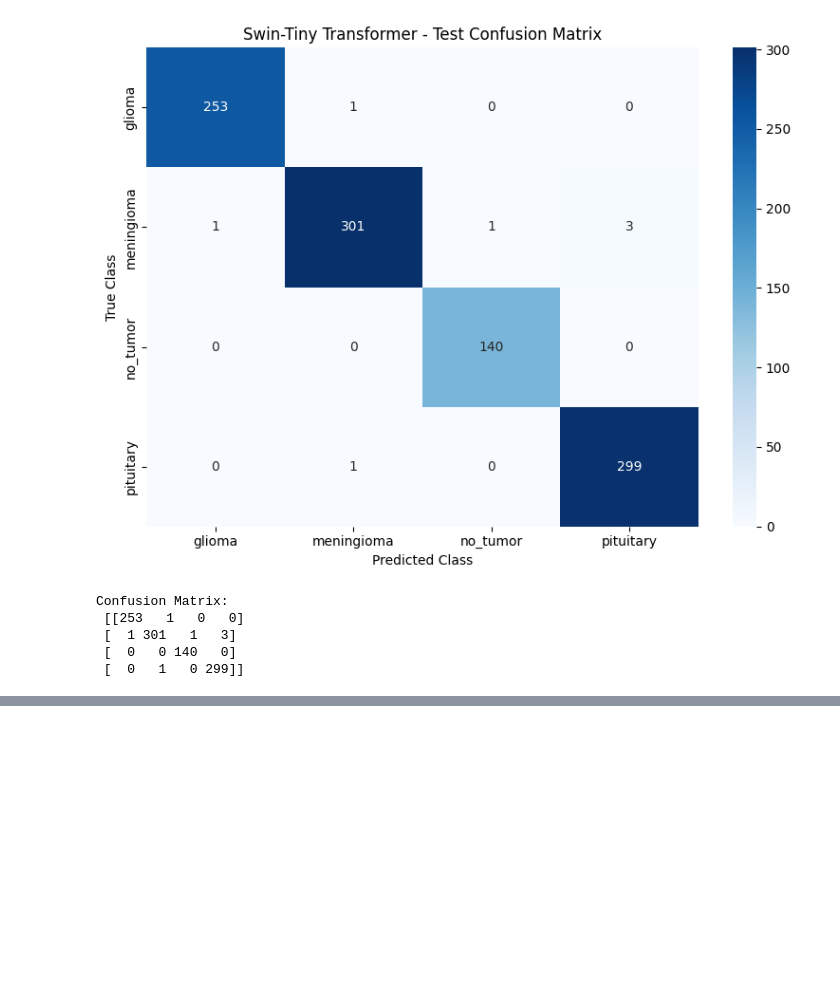
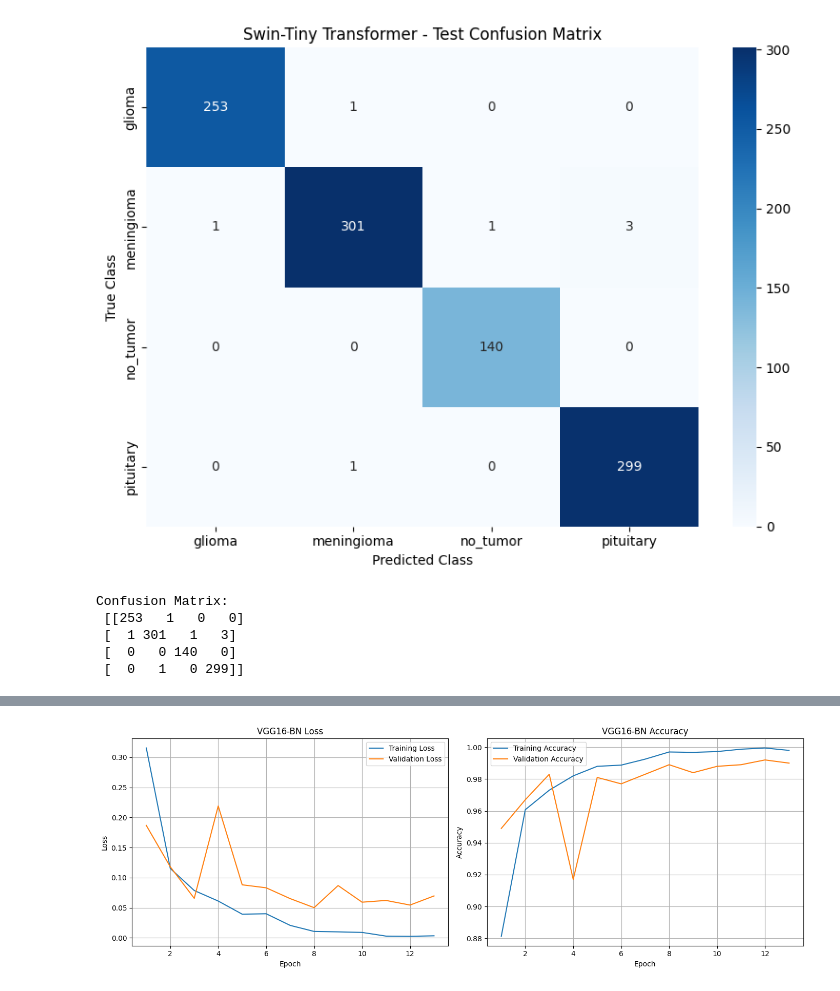
Before and after one commit to husseinalalaf406/Graduation-Project, a Jupyter notebook: notebookf2d7c05d9f.ipynb, the cells around one changed output, grey strips where cells are left out. Cells and saved outputs as stored; diff of their text form; code cells hidden in the pictures; blank space fills up the shorter version.

```diff
--- a/notebookf2d7c05d9f.ipynb
+++ b/notebookf2d7c05d9f.ipynb
@@ -1800,0 +1943,15 @@ Confusion Matrix:
+# %%
+criterion = nn.CrossEntropyLoss()
+
+optimizer = optim.AdamW(
+    model.parameters(),
+    lr=LEARNING_RATE,
+    weight_decay=WEIGHT_DECAY
+)
+
+scheduler = optim.lr_scheduler.ReduceLROnPlateau(
+    optimizer,
+    mode="min",
+    factor=0.5,
+    patience=2
+)
@@ -1800,0 +2141,49 @@ Confusion Matrix:
+# %%
+epochs_range = range(1, len(history["train_loss"]) + 1)
+
+plt.figure(figsize=(14, 5))
+
+plt.subplot(1, 2, 1)
+
+plt.plot(
+    epochs_range,
+    history["train_loss"],
+    label="Training Loss"
+)
+
+plt.plot(
+    epochs_range,
+    history["val_loss"],
+    label="Validation Loss"
+)
+
+plt.title("VGG16-BN Loss")
+plt.xlabel("Epoch")
+plt.ylabel("Loss")
+plt.legend()
+plt.grid()
+
+plt.subplot(1, 2, 2)
+
+plt.plot(
+    epochs_range,
+    history["train_acc"],
+    label="Training Accuracy"
+)
+
+plt.plot(
+    epochs_range,
+    history["val_acc"],
+    label="Validation Accuracy"
+)
+
+plt.title("VGG16-BN Accuracy")
+plt.xlabel("Epoch")
+plt.ylabel("Accuracy")
+plt.legend()
+plt.grid()
+
+plt.tight_layout()
+plt.show()
+# %% [output]
+[figure, added]
```
Also changed, not shown: parts of 22 cells of this notebook.
